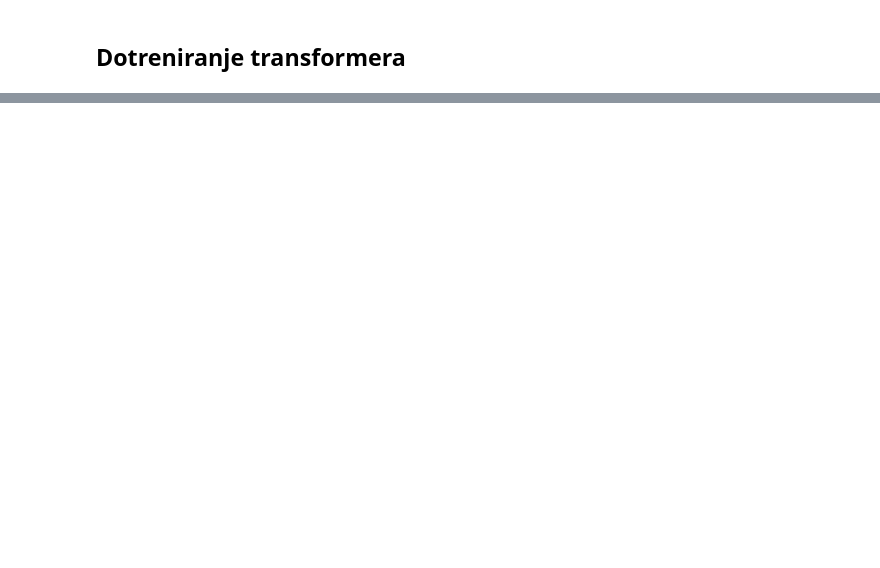
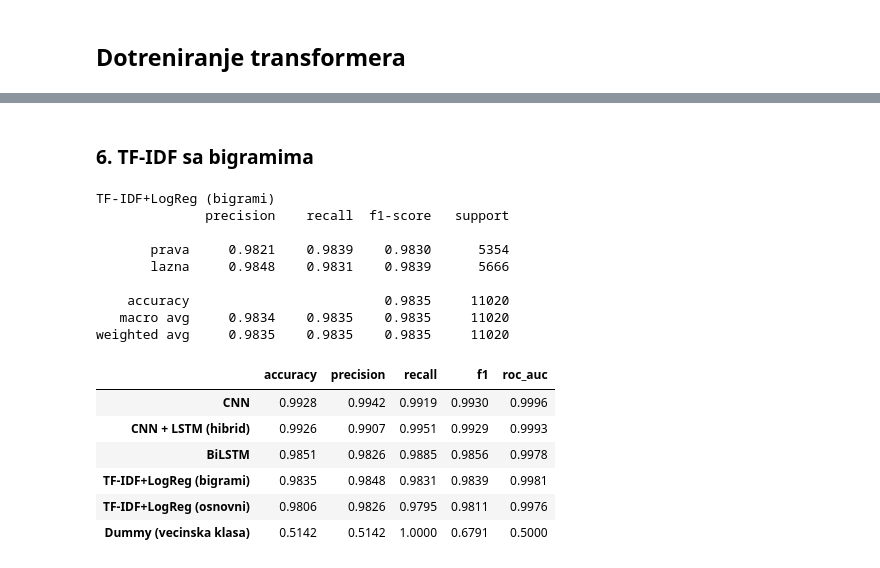
Before and after one commit to BogBogdan/fake-news-matf-masinsko-u-enje-projekat-2026, a Jupyter notebook: program.ipynb, the cells around one changed output, grey strips where cells are left out. Saved outputs shown, nothing was run; the diff lists cells and outputs as text; code cells hidden in the pictures; blank space fills up the shorter version.

```diff
--- a/program.ipynb
+++ b/program.ipynb
@@ -56,0 +262,27 @@ Name: count, dtype: int64
+# %%
+from sklearn.svm import SVC
+
+BROJ_PRIMERA = 8000
+
+X_manji = Xk_train_tfidf[:BROJ_PRIMERA]
+y_manji = yk_train.iloc[:BROJ_PRIMERA]
+
+svm_rbf = SVC(kernel="rbf", C=1.0, gamma="scale")
+svm_rbf.fit(X_manji, y_manji)
+
+pred_rbf = svm_rbf.predict(Xk_test_tfidf)
+tacnost_rbf = accuracy_score(yk_test, pred_rbf)
+
+svm_lin_manji = LinearSVC()
+svm_lin_manji.fit(X_manji, y_manji)
+pred_lin = svm_lin_manji.predict(Xk_test_tfidf)
+
+rezultati_klasicni["Kernelizovani SVM"] = tacnost_rbf
+predikcije_klasicne["Kernelizovani SVM"] = pred_rbf
+
+print("RBF SVM     :", round(tacnost_rbf, 4))
+print("linearni SVM:", round(accuracy_score(yk_test, pred_lin), 4))
+print("potpornih vektora:", svm_rbf.n_support_.sum(), "od", BROJ_PRIMERA)
+print()
+print(classification_report(yk_test, pred_rbf,
+                            target_names=["prava", "lazna"], digits=4))
@@ -131,0 +665,34 @@ args = TrainingArguments(
+# %% [markdown]
+### 6. TF-IDF sa bigramima
+# %%
+from sklearn.model_selection import train_test_split
+
+Xt_train, Xt_test, yt_train, yt_test = train_test_split(
+    df.text_ok, df.label, stratify=df.label, random_state=42)
+
+tfidf_text = make_pipeline(
+    TfidfVectorizer(max_features=50000, ngram_range=(1, 2), min_df=2),
+    LogisticRegression(max_iter=1000))
+tfidf_text.fit(Xt_train, yt_train)
+
+oceni("TF-IDF+LogReg (bigrami)", np.asarray(yt_test),
+      tfidf_text.predict_proba(Xt_test)[:, 1])
+
+pd.DataFrame(rezultati).T.round(4).sort_values("f1", ascending=False)
+# %% [output]
+TF-IDF+LogReg (bigrami)
+              precision    recall  f1-score   support
+
+       prava     0.9821    0.9839    0.9830      5354
+       lazna     0.9848    0.9831    0.9839      5666
+
+    accuracy                         0.9835     11020
+   macro avg     0.9834    0.9835    0.9835     11020
+weighted avg     0.9835    0.9835    0.9835     11020
+|  | accuracy | precision | recall | f1 | roc_auc |
+| CNN | 0.9928 | 0.9942 | 0.9919 | 0.9930 | 0.9996 |
+| CNN + LSTM (hibrid) | 0.9926 | 0.9907 | 0.9951 | 0.9929 | 0.9993 |
+| BiLSTM | 0.9851 | 0.9826 | 0.9885 | 0.9856 | 0.9978 |
+| TF-IDF+LogReg (bigrami) | 0.9835 | 0.9848 | 0.9831 | 0.9839 | 0.9981 |
+| TF-IDF+LogReg (osnovni) | 0.9806 | 0.9826 | 0.9795 | 0.9811 | 0.9976 |
+| Dummy (vecinska klasa) | 0.5142 | 0.5142 | 1.0000 | 0.6791 | 0.5000 |
```
Also changed, not shown: parts of 43 cells of this notebook, 3 other files.
